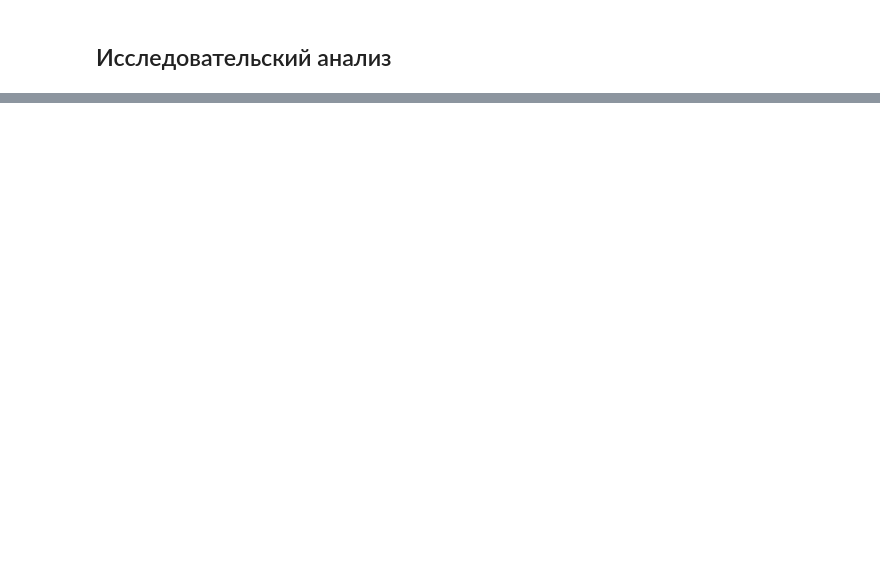
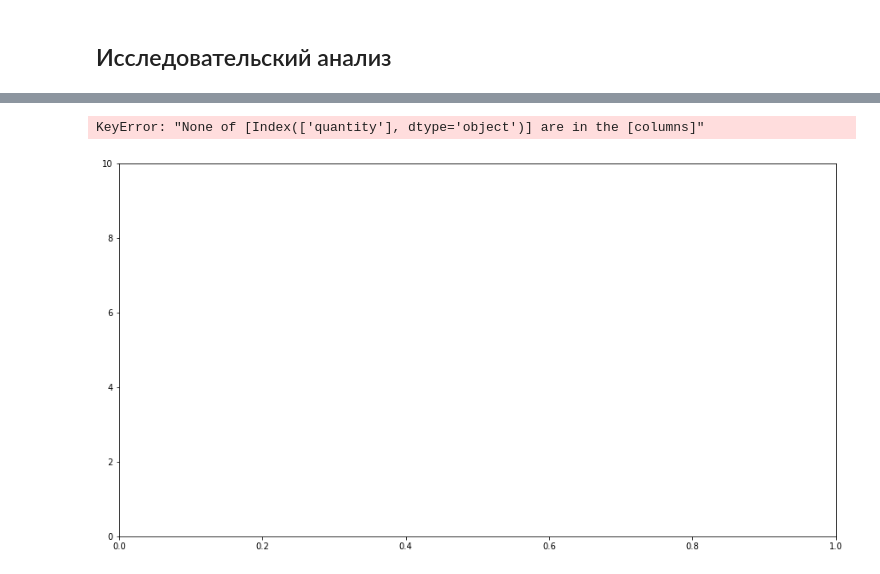
Before and after one commit to Heensz/analysis-of-the-car-market-of-Kazakhstan, a Jupyter notebook: Анализ авторынка Казахстана.ipynb, the cells around one changed output, grey strips where cells are left out. Drawn from its saved outputs; the diff is of its cells as text; code cells hidden in the pictures; blank space fills up the shorter version.

```diff
--- a/Анализ авторынка Казахстана.ipynb
+++ b/Анализ авторынка Казахстана.ipynb
@@ -673,0 +1065,9 @@ print("Количество дубликатов в процентах:", round(
+# %%
+
+plt.figure(figsize=(15,8))
+plt.ylim(0, 10)
+df.boxplot(['quantity'])
+plt.show()
+# %% [output]
+KeyError: "None of [Index(['quantity'], dtype='object')] are in the [columns]"
+[figure, added]
```
Also changed, not shown: parts of 73 cells of this notebook.
